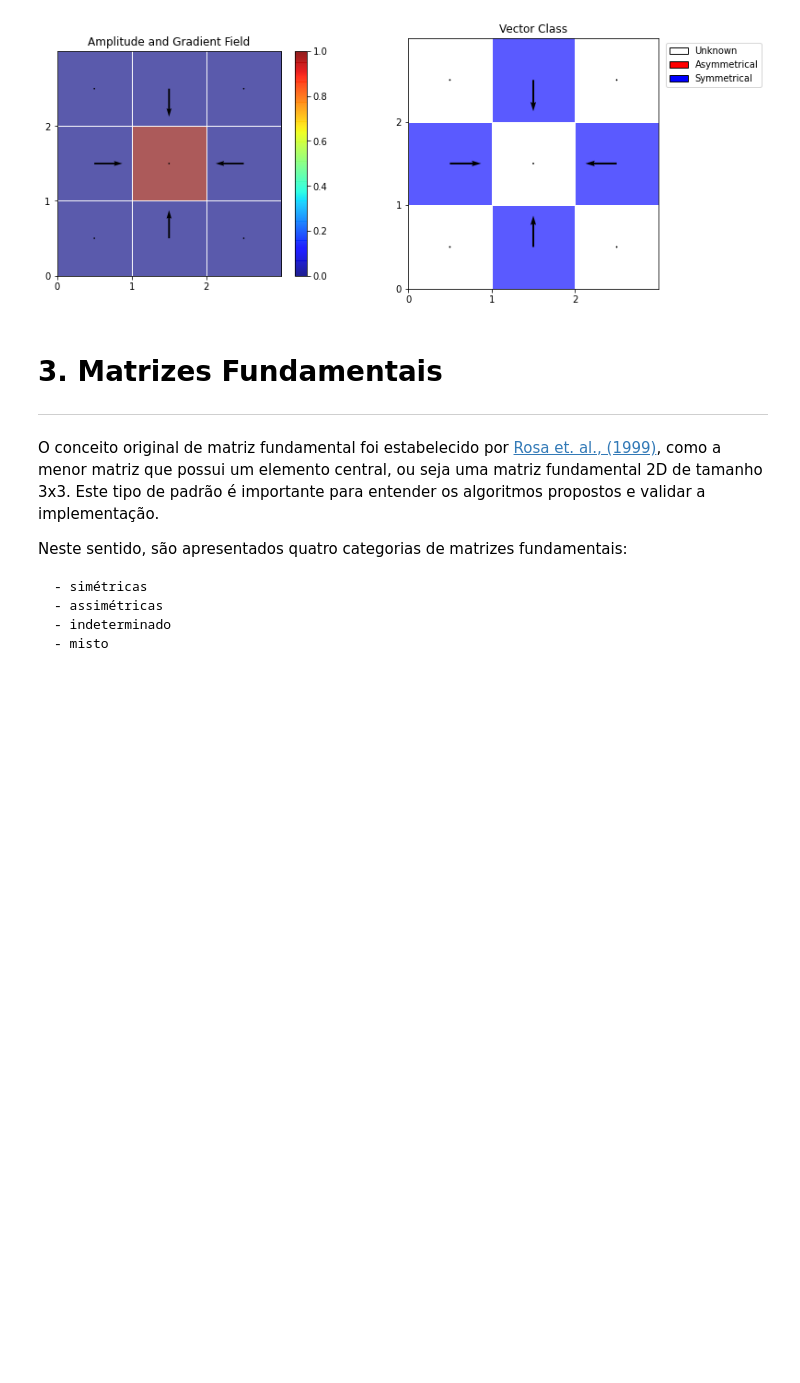
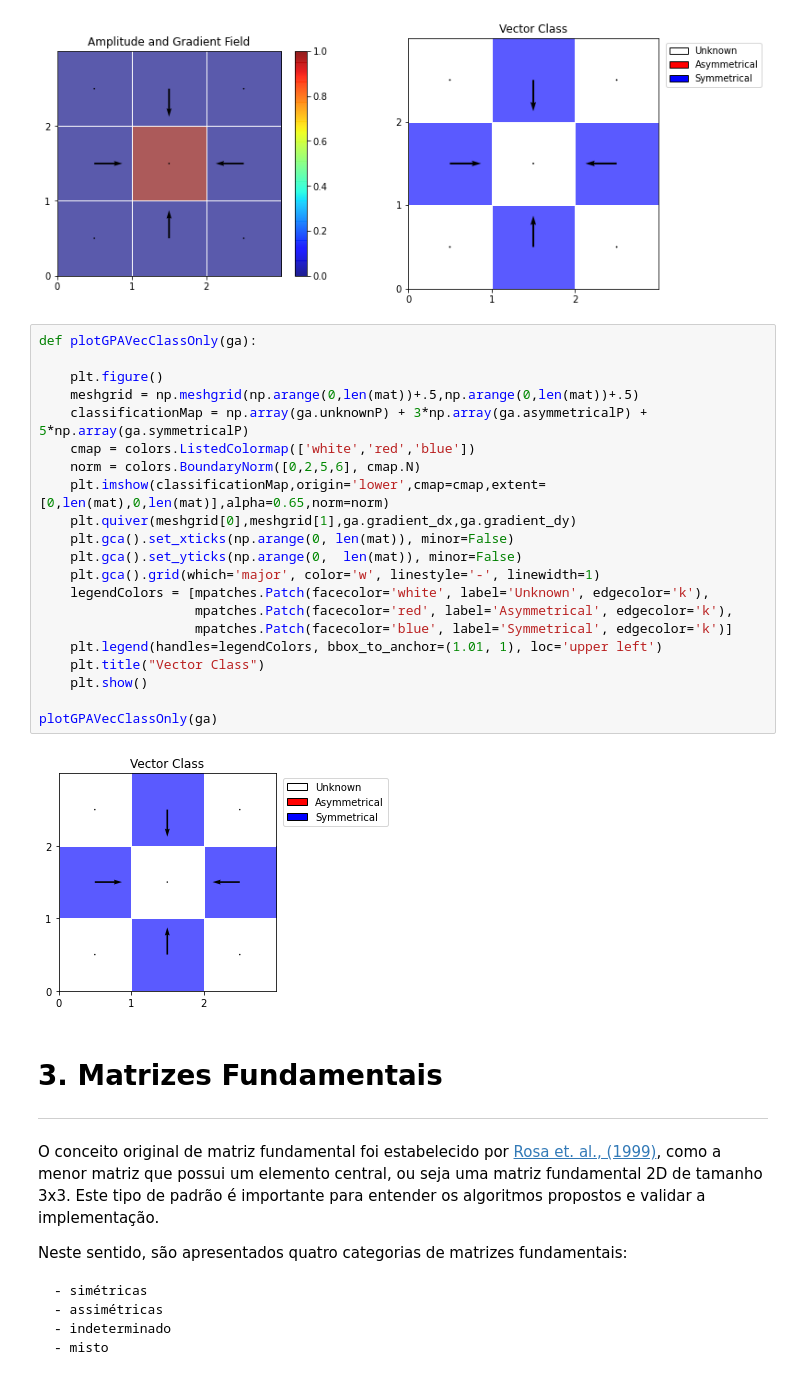
Before and after one commit to rsautter/GPA, a Jupyter notebook: Examples/FundamentalMatrix.ipynb, the cells around one changed output. Cells and saved outputs as stored; diff of their text form; blank space fills up the shorter version.

```diff
--- a/Examples/FundamentalMatrix.ipynb
+++ b/Examples/FundamentalMatrix.ipynb
@@ -160,6 +145,29 @@ def plotGPAVecClass(mat,ga):
 plotGPAVecClass(mat,ga)
 # %% [output]
 [figure]
+# %%
+def plotGPAVecClassOnly(ga):
+
+    plt.figure()
+    meshgrid = np.meshgrid(np.arange(0,len(mat))+.5,np.arange(0,len(mat))+.5)
+    classificationMap = np.array(ga.unknownP) + 3*np.array(ga.asymmetricalP) + 5*np.array(ga.symmetricalP)
+    cmap = colors.ListedColormap(['white','red','blue'])
+    norm = colors.BoundaryNorm([0,2,5,6], cmap.N)
+    plt.imshow(classificationMap,origin='lower',cmap=cmap,extent=[0,len(mat),0,len(mat)],alpha=0.65,norm=norm)
+    plt.quiver(meshgrid[0],meshgrid[1],ga.gradient_dx,ga.gradient_dy)
+    plt.gca().set_xticks(np.arange(0, len(mat)), minor=False)
+    plt.gca().set_yticks(np.arange(0,  len(mat)), minor=False)
+    plt.gca().grid(which='major', color='w', linestyle='-', linewidth=1)
+    legendColors = [mpatches.Patch(facecolor='white', label='Unknown', edgecolor='k'),
+                    mpatches.Patch(facecolor='red', label='Asymmetrical', edgecolor='k'),
+                    mpatches.Patch(facecolor='blue', label='Symmetrical', edgecolor='k')]
+    plt.legend(handles=legendColors, bbox_to_anchor=(1.01, 1), loc='upper left')
+    plt.title("Vector Class")
+    plt.show()
+
+plotGPAVecClassOnly(ga)
+# %% [output]
+[figure, added]
 # %% [markdown]
 # 3. Matrizes Fundamentais
 ------
```
Also changed, not shown: parts of 17 cells of this notebook, 8 other files.
